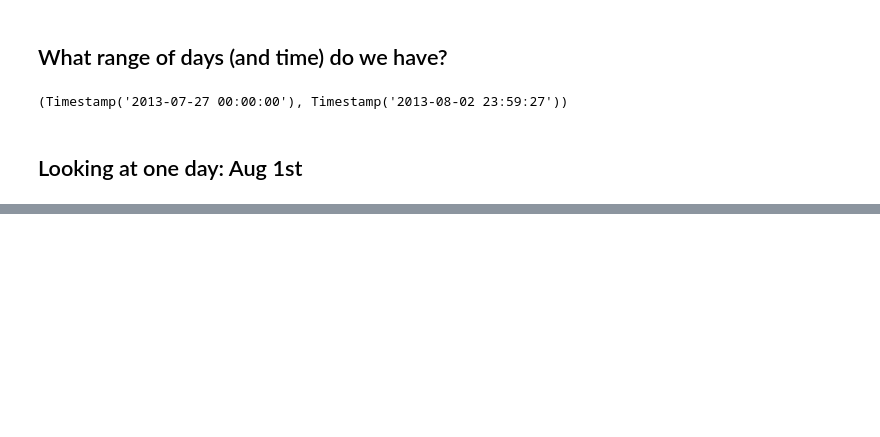
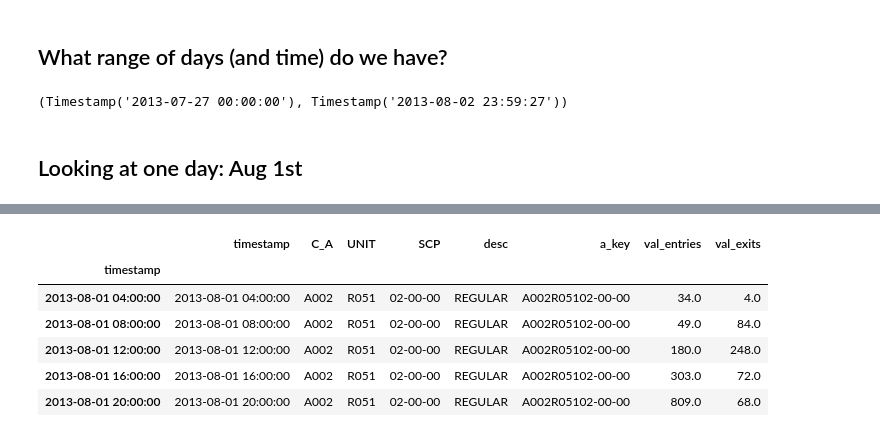
Before and after one commit to rush4ratio/MTA, a Jupyter notebook: MTA_After_Preliminary_ETL_Analysis.ipynb, the cells around one changed output, grey strips where cells are left out. Saved outputs shown, nothing was run; the diff lists cells and outputs as text; code cells hidden in the pictures; blank space fills up the shorter version.

```diff
--- a/MTA_After_Preliminary_ETL_Analysis.ipynb
+++ b/MTA_After_Preliminary_ETL_Analysis.ipynb
@@ -132,0 +215,10 @@ gr_24.to_csv('01_08_2013_mta.csv', index=False)
+# %%
+obs.head()
+# %% [output]
+|  | timestamp | C_A | UNIT | SCP | desc | a_key | val_entries | val_exits |
+| timestamp |  |  |  |  |  |  |  |  |
+| 2013-08-01 04:00:00 | 2013-08-01 04:00:00 | A002 | R051 | 02-00-00 | REGULAR | A002R05102-00-00 | 34.0 | 4.0 |
+| 2013-08-01 08:00:00 | 2013-08-01 08:00:00 | A002 | R051 | 02-00-00 | REGULAR | A002R05102-00-00 | 49.0 | 84.0 |
+| 2013-08-01 12:00:00 | 2013-08-01 12:00:00 | A002 | R051 | 02-00-00 | REGULAR | A002R05102-00-00 | 180.0 | 248.0 |
+| 2013-08-01 16:00:00 | 2013-08-01 16:00:00 | A002 | R051 | 02-00-00 | REGULAR | A002R05102-00-00 | 303.0 | 72.0 |
+| 2013-08-01 20:00:00 | 2013-08-01 20:00:00 | A002 | R051 | 02-00-00 | REGULAR | A002R05102-00-00 | 809.0 | 68.0 |
```
Also changed, not shown: parts of 55 cells of this notebook.
